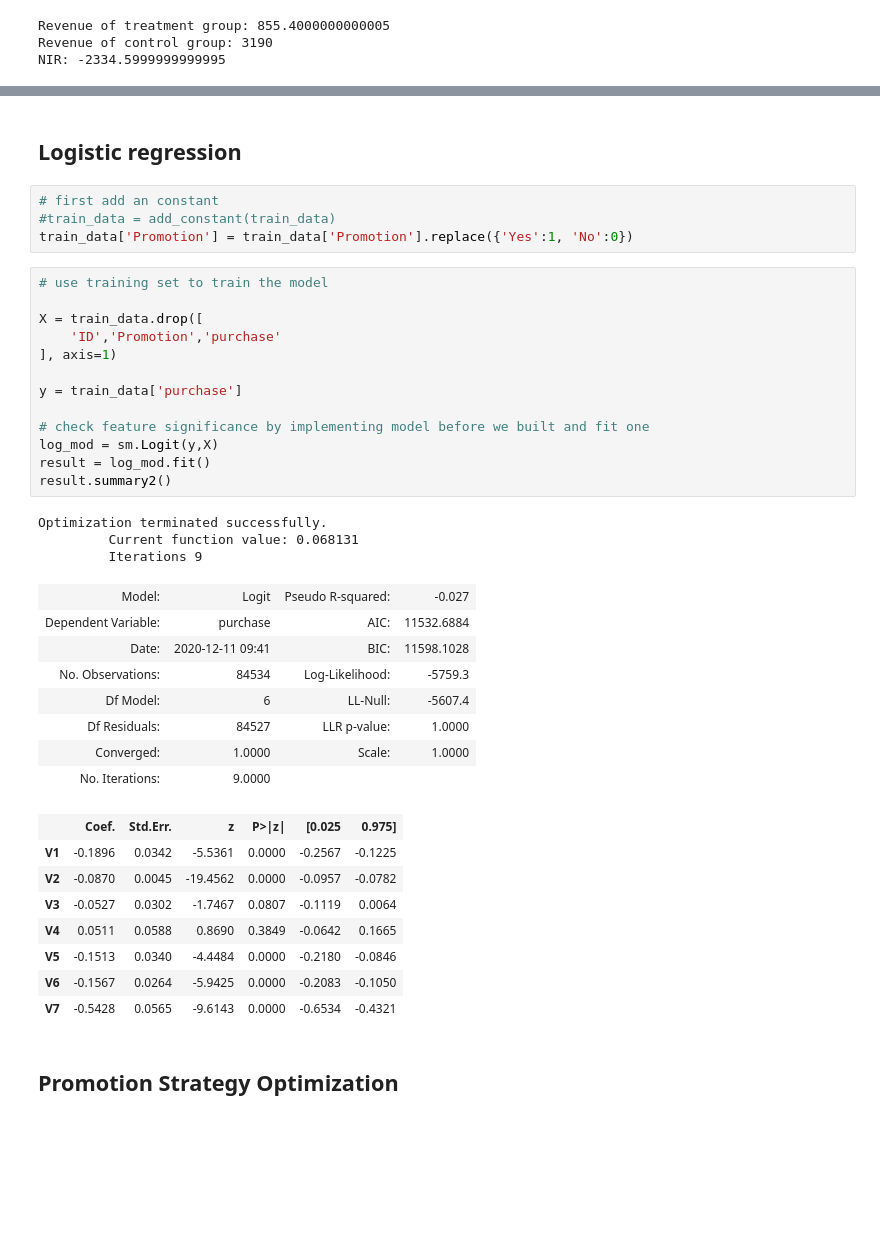
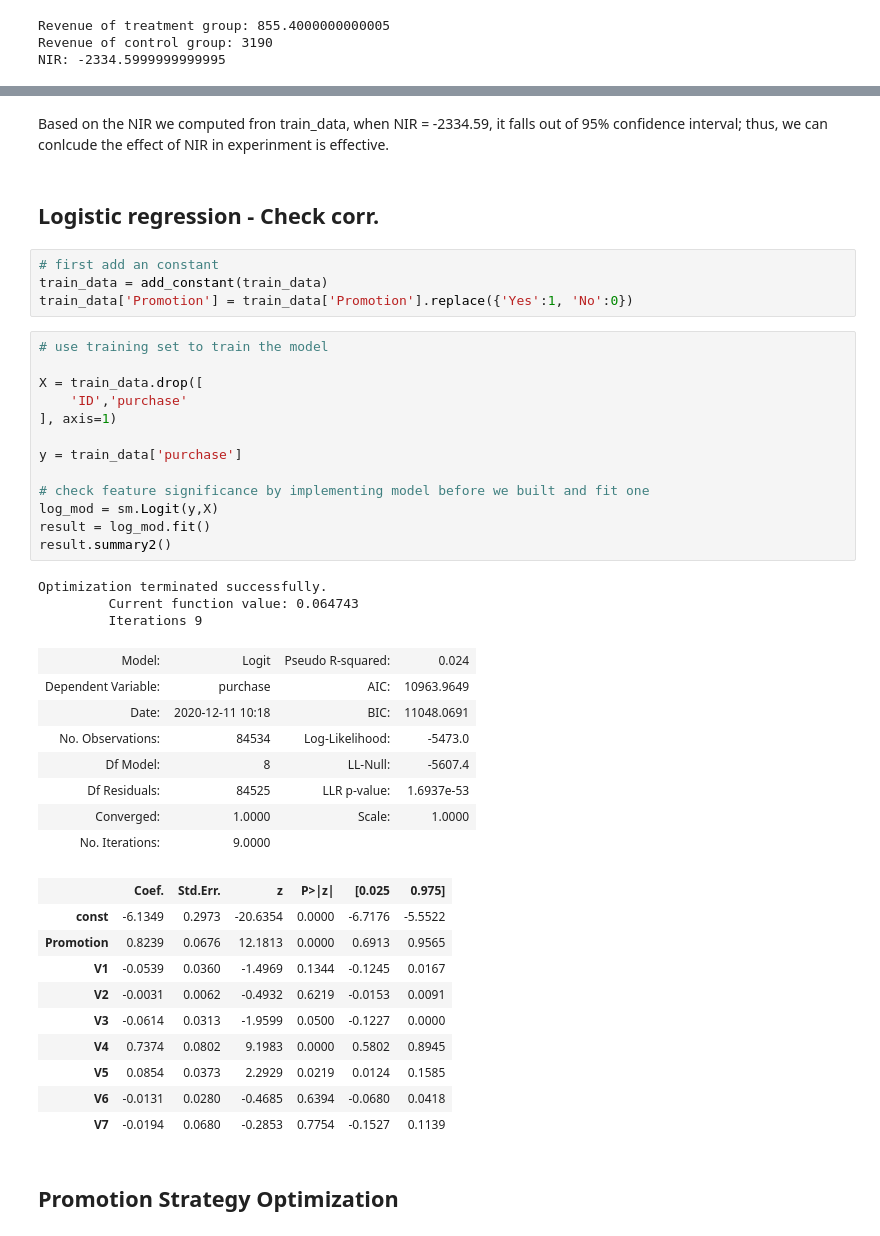
Before and after one commit to yutongwanyan98/Starbucks_experiment, a Jupyter notebook: Starbucks.ipynb, the cells around one changed output, grey strips where cells are left out. Saved outputs shown, nothing was run; the diff lists cells and outputs as text; blank space fills up the shorter version.

```diff
--- a/Starbucks.ipynb
+++ b/Starbucks.ipynb
@@ -230,42 +278,46 @@ NIR: -2334.5999999999995
+# %% [markdown]
+Based on the NIR we computed fron train_data, when NIR = -2334.59, it falls out of 95% confidence interval; thus, we can conlcude the effect of NIR in experinment is effective.
 # %% [markdown]
-## Logistic regression
+## Logistic regression - Check corr.
 # %%
 # first add an constant
-#train_data = add_constant(train_data)
+train_data = add_constant(train_data)
 train_data['Promotion'] = train_data['Promotion'].replace({'Yes':1, 'No':0})
 # %%
 # use training set to train the model
 
 X = train_data.drop([
-    'ID','Promotion','purchase'
+    'ID','purchase'
 ], axis=1)
 
 y = train_data['purchase']
 
 # check feature significance by implementing model before we built and fit one
 log_mod = sm.Logit(y,X)
 result = log_mod.fit()
 result.summary2()
 # %% [output]
 Optimization terminated successfully.
-         Current function value: 0.068131
+         Current function value: 0.064743
          Iterations 9
-| Model: | Logit | Pseudo R-squared: | -0.027 |
-| Dependent Variable: | purchase | AIC: | 11532.6884 |
-| Date: | 2020-12-11 09:41 | BIC: | 11598.1028 |
-| No. Observations: | 84534 | Log-Likelihood: | -5759.3 |
-| Df Model: | 6 | LL-Null: | -5607.4 |
-| Df Residuals: | 84527 | LLR p-value: | 1.0000 |
+| Model: | Logit | Pseudo R-squared: | 0.024 |
+| Dependent Variable: | purchase | AIC: | 10963.9649 |
+| Date: | 2020-12-11 10:18 | BIC: | 11048.0691 |
+| No. Observations: | 84534 | Log-Likelihood: | -5473.0 |
+| Df Model: | 8 | LL-Null: | -5607.4 |
+| Df Residuals: | 84525 | LLR p-value: | 1.6937e-53 |
 | Converged: | 1.0000 | Scale: | 1.0000 |
 | No. Iterations: | 9.0000 |  |  |
 |  | Coef. | Std.Err. | z | P>|z| | [0.025 | 0.975] |
-| V1 | -0.1896 | 0.0342 | -5.5361 | 0.0000 | -0.2567 | -0.1225 |
-| V2 | -0.0870 | 0.0045 | -19.4562 | 0.0000 | -0.0957 | -0.0782 |
-| V3 | -0.0527 | 0.0302 | -1.7467 | 0.0807 | -0.1119 | 0.0064 |
-| V4 | 0.0511 | 0.0588 | 0.8690 | 0.3849 | -0.0642 | 0.1665 |
-| V5 | -0.1513 | 0.0340 | -4.4484 | 0.0000 | -0.2180 | -0.0846 |
-| V6 | -0.1567 | 0.0264 | -5.9425 | 0.0000 | -0.2083 | -0.1050 |
-| V7 | -0.5428 | 0.0565 | -9.6143 | 0.0000 | -0.6534 | -0.4321 |
+| const | -6.1349 | 0.2973 | -20.6354 | 0.0000 | -6.7176 | -5.5522 |
+| Promotion | 0.8239 | 0.0676 | 12.1813 | 0.0000 | 0.6913 | 0.9565 |
+| V1 | -0.0539 | 0.0360 | -1.4969 | 0.1344 | -0.1245 | 0.0167 |
+| V2 | -0.0031 | 0.0062 | -0.4932 | 0.6219 | -0.0153 | 0.0091 |
+| V3 | -0.0614 | 0.0313 | -1.9599 | 0.0500 | -0.1227 | 0.0000 |
+| V4 | 0.7374 | 0.0802 | 9.1983 | 0.0000 | 0.5802 | 0.8945 |
+| V5 | 0.0854 | 0.0373 | 2.2929 | 0.0219 | 0.0124 | 0.1585 |
+| V6 | -0.0131 | 0.0280 | -0.4685 | 0.6394 | -0.0680 | 0.0418 |
+| V7 | -0.0194 | 0.0680 | -0.2853 | 0.7754 | -0.1527 | 0.1139 |
 # %% [markdown]
 ## Promotion Strategy Optimization
 # %%
```
Also changed, not shown: parts of 6 cells of this notebook.
